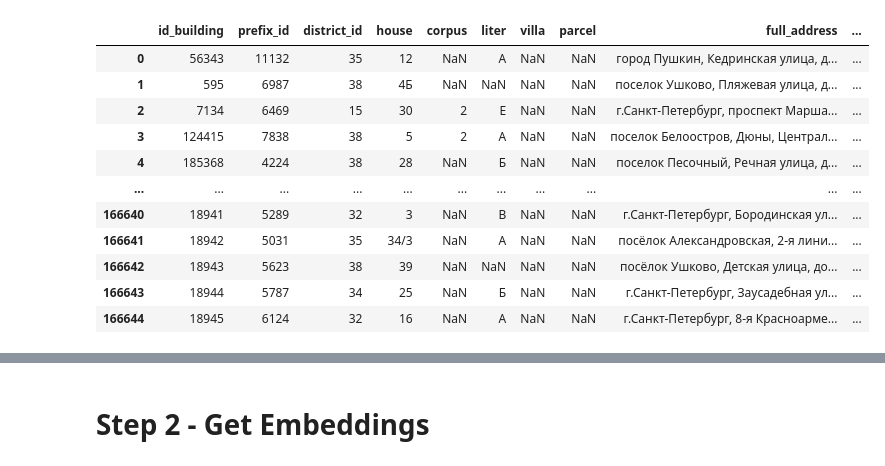
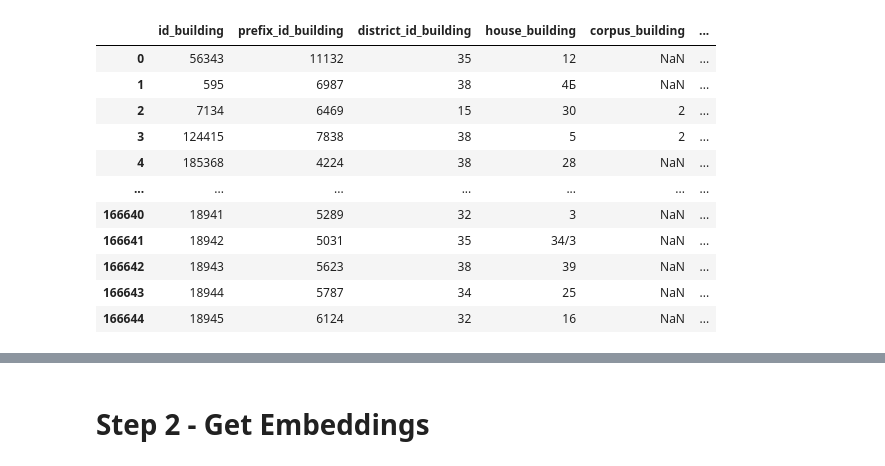
Before and after one commit to FVA13/addresses_matcher, a Jupyter notebook: notebooks/model.ipynb, the cells around one changed output, grey strips where cells are left out. Drawn from its saved outputs; the diff is of its cells as text; code cells hidden in the pictures.

Commit message:
data preprocessing updated

```diff
--- a/notebooks/model.ipynb
+++ b/notebooks/model.ipynb
@@ -4,12 +4,20 @@ import pandas as pd
 import numpy as np
 import seaborn as sns
 import plotly.express as px
+import torch
+import os
 from tqdm import tqdm
+import pickle
+from Levenshtein import distance as lev_distance
 
 import warnings
 
 warnings.filterwarnings('ignore')
 sns.set(rc={'figure.figsize': (20, 10), 'figure.facecolor': 'white'})
 sns.set_palette("viridis")
+pd.set_option('display.max_colwidth', -1)
+pd.set_option('display.max_rows', 500)
+pd.set_option('display.max_columns', 500)
 # pandarallel.initialize(progress_bar=True)
+os.environ["TOKENIZERS_PARALLELISM"] = "true"  # activate parallelism
 # %% [markdown]
@@ -17,49 +25,72 @@ sns.set_palette("viridis")
+# %%
+def join_non_null_values(l):
+    res = [str(x) for x in l if str(x) != 'nan']
+    return ', '.join(res)
 # %%
 train = (
-    pd.read_csv('../data/raw/additional_data/building_20230808.csv')
+    pd.read_csv('../data/raw/additional_data/building_20230808.csv').add_suffix('_building')
     .merge(
-        pd.read_csv('../data/raw/additional_data/district_20230808.csv'),
-        left_on='district_id',
-        right_on='id',
+        pd.read_csv('../data/raw/additional_data/district_20230808.csv').add_suffix('_district'),
+        left_on='district_id_building',
+        right_on='id_district',
         how='left',
-        suffixes=('_building', '_district')
     )
     .merge(
-        pd.read_csv('../data/raw/additional_data/prefix_20230808.csv'),
-        left_on='prefix_id',
-        right_on='id',
+        pd.read_csv('../data/raw/additional_data/prefix_20230808.csv').add_suffix('_prefix'),
+        left_on='prefix_id_building',
+        right_on='id_prefix',
         how='left',
-        suffixes=('_district', '_prefix')
     )
     .merge(
-        pd.read_csv('../data/raw/additional_data/town_20230808.csv'),
-        left_on='town_id',
-        right_on='id',
+        pd.read_csv('../data/raw/additional_data/town_20230808.csv').add_suffix('_town'),
+        left_on='town_id_prefix',
+        right_on='id_town',
         how='left',
-        suffixes=('_prefix', '_town')
     )
     .merge(
-        pd.read_csv('../data/raw/additional_data/geonim_20230808.csv'),
-        left_on='geonim_id',
-        right_on='id',
+        pd.read_csv('../data/raw/additional_data/geonim_20230808.csv').add_suffix('_geonim'),
+        left_on='geonim_id_prefix',
+        right_on='id_geonim',
         how='left',
-        suffixes=('_town', '_geonim')
     )
-    .rename(columns={'short_name': 'short_name_geonim', 'only_name': 'only_name_geonim'})
+    .merge(
+        pd.read_csv('../data/raw/additional_data/geonimtype_20230808.csv').add_suffix('_geonimtype'),
+        left_on='type_id_geonim',
+        right_on='id_geonimtype',
+        how='left',
+    )
+    .merge(
+        pd.read_csv('../data/raw/additional_data/area_20230808.csv').add_suffix('_area'),
+        left_on='area_id_prefix',
+        right_on='id_area',
+        how='left',
+    )
+    .merge(
+        pd.read_csv('../data/raw/additional_data/areatype_20230808.csv').add_suffix('_areatype'),
+        left_on='type_id_area',
+        right_on='id_areatype',
+        how='left',
+    )
+    # .rename(columns={'short_name': 'short_name_geonim', 'only_name': 'only_name_geonim'})
     # [['id_building', 'full_address', 'short_address', 'house', 'corpus', 'liter', 'name_town',
     #   'short_name_town', 'name_geonim', 'short_name_geonim', 'only_name_geonim']]  # 'id_building', 'post_prefix'
 )
+train['name_district_full'] = train['name_district'] + ' район'
+train['all_in_field'] = train[['full_address_building', 'type_building',
+                               'name_district_full', 'name_area', 'name_areatype']].apply(
+    lambda x: join_non_null_values(x), axis=1)
+train.to_pickle("../data/processed/main_data.pkl")
 train
 # %% [output]
-|  | id_building | prefix_id | district_id | house | corpus | liter | villa | parcel | full_address | ... |
-| 0 | 56343 | 11132 | 35 | 12 | NaN | А | NaN | NaN | город Пушкин, Кедринская улица, д... | ... |
-| 1 | 595 | 6987 | 38 | 4Б | NaN | NaN | NaN | NaN | поселок Ушково, Пляжевая улица, д... | ... |
-| 2 | 7134 | 6469 | 15 | 30 | 2 | Е | NaN | NaN | г.Санкт-Петербург, проспект Марша... | ... |
-| 3 | 124415 | 7838 | 38 | 5 | 2 | А | NaN | NaN | поселок Белоостров, Дюны, Централ... | ... |
-| 4 | 185368 | 4224 | 38 | 28 | NaN | Б | NaN | NaN | поселок Песочный, Речная улица, д... | ... |
-| ... | ... | ... | ... | ... | ... | ... | ... | ... | ... | ... |
-| 166640 | 18941 | 5289 | 32 | 3 | NaN | В | NaN | NaN | г.Санкт-Петербург, Бородинская ул... | ... |
-| 166641 | 18942 | 5031 | 35 | 34/3 | NaN | А | NaN | NaN | посёлок Александровская, 2-я лини... | ... |
-| 166642 | 18943 | 5623 | 38 | 39 | NaN | NaN | NaN | NaN | посёлок Ушково, Детская улица, до... | ... |
-| 166643 | 18944 | 5787 | 34 | 25 | NaN | Б | NaN | NaN | г.Санкт-Петербург, Заусадебная ул... | ... |
-| 166644 | 18945 | 6124 | 32 | 16 | NaN | А | NaN | NaN | г.Санкт-Петербург, 8-я Красноарме... | ... |
+|  | id_building | prefix_id_building | district_id_building | house_building | corpus_building | ... |
+| 0 | 56343 | 11132 | 35 | 12 | NaN | ... |
+| 1 | 595 | 6987 | 38 | 4Б | NaN | ... |
+| 2 | 7134 | 6469 | 15 | 30 | 2 | ... |
+| 3 | 124415 | 7838 | 38 | 5 | 2 | ... |
+| 4 | 185368 | 4224 | 38 | 28 | NaN | ... |
+| ... | ... | ... | ... | ... | ... | ... |
+| 166640 | 18941 | 5289 | 32 | 3 | NaN | ... |
+| 166641 | 18942 | 5031 | 35 | 34/3 | NaN | ... |
+| 166642 | 18943 | 5623 | 38 | 39 | NaN | ... |
+| 166643 | 18944 | 5787 | 34 | 25 | NaN | ... |
+| 166644 | 18945 | 6124 | 32 | 16 | NaN | ... |
```
Also changed, not shown: parts of 32 cells of this notebook, 2 other files.
